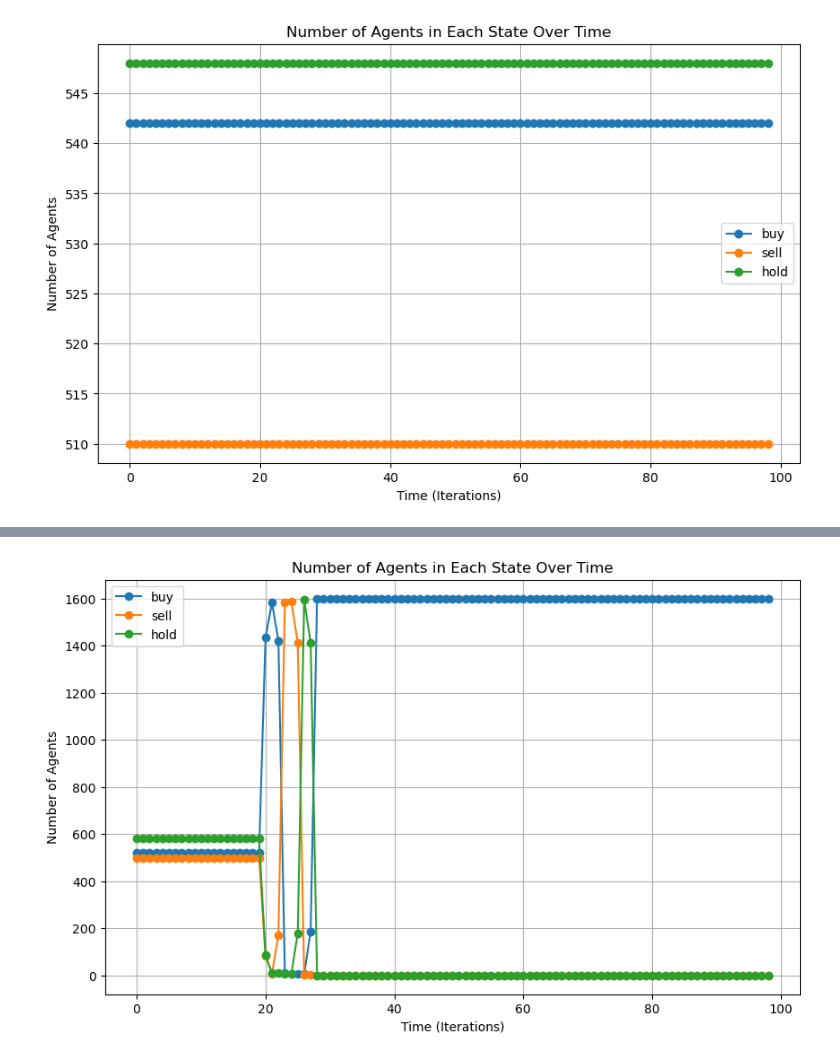
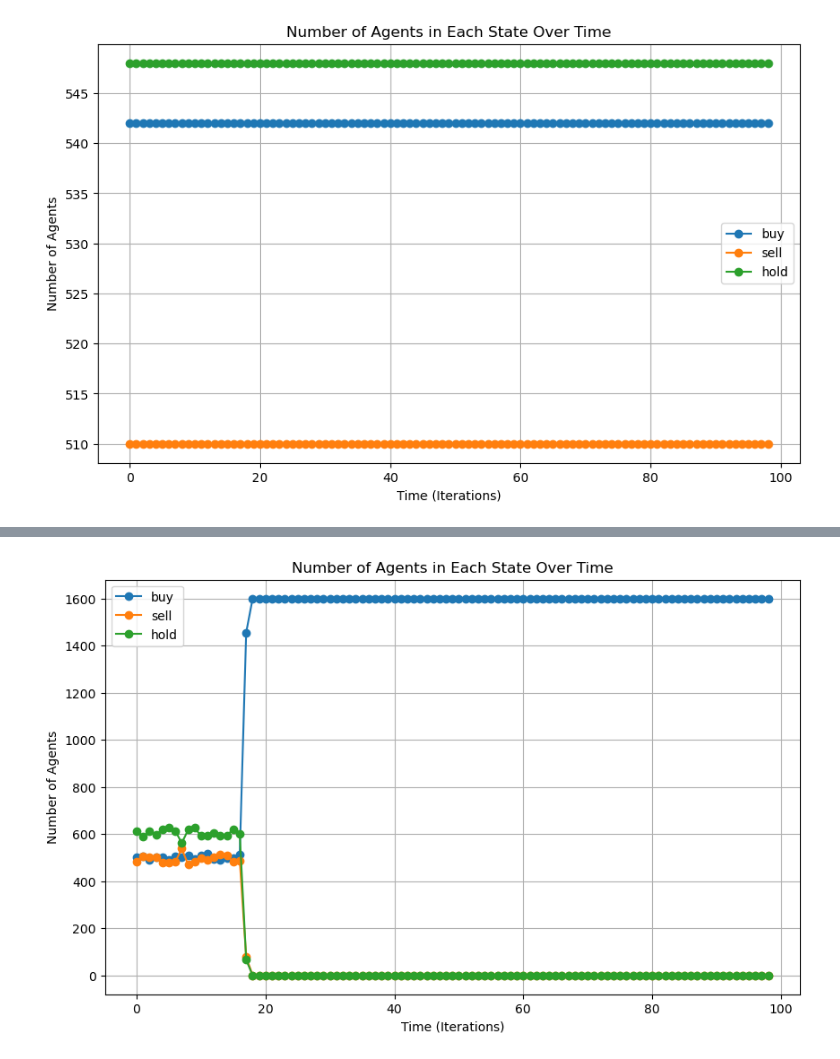
Before and after one commit to SuperAileen/CCS-2024-Group20, a Jupyter notebook: network_small_world.ipynb, the cells around one changed output, grey strips where cells are left out. Saved outputs shown, nothing was run; the diff lists cells and outputs as text; code cells hidden in the pictures.

```diff
--- a/network_small_world.ipynb
+++ b/network_small_world.ipynb
@@ -758,7 +758,7 @@ plt.show()
 [figure]
 # %%
 network = nx.watts_strogatz_graph(N, 4, 0.1)
-
+Ith = 1.0
 # Initialize agent attributes
 agents = np.zeros(N, dtype=[('type', 'U10'), ('wealth', 'f8'), ('money', 'f8'), ('quantity', 'f8'), ('expected_price', 'f8'), ('decision', 'U10'), ('info', 'f8')])
 for i in range(N):
@@ -806,6 +806,8 @@ for t in range(1, 100):  # Assume 100 time steps for the simulation
                     agents[neighbor]['decision'] = agent['decision']
             # Reset the agent's information to 0
             agent['info'] = 0
+#     for i, agent in enumerate(agents):
+#         print(agent['info'])
 
     # Update state counts
     current_state_counts = {'buy': 0, 'sell': 0, 'hold': 0}
@@ -847,6 +849,7 @@ for t in range(1, 100):  # Assume 100 time steps for the simulation
         # Increase information assets
         agent['info'] += np.random.uniform(0, Ith - max(agent['info'], 0))
 
+
         if agent['type'] == 'fund':
             # Fundamentalist agents buy if price is lower than fundamental price, sell if higher
             price_difference = agent['expected_price'] - actual_price
@@ -859,9 +862,9 @@ for t in range(1, 100):  # Assume 100 time steps for the simulation
             elif price_difference < -TAO and agent['quantity'] > 0:
                 # If the expected price is sufficiently lower than the actual price and the agent has the asset, sell
                 agent['decision'] = 'sell'
-#         else:  # 'chart'
-#             # Chartist agents buy if price is increasing, sell if decreasing
-#             agent['decision'] = np.random.choice(['buy', 'sell', 'hold'])
+        else:  # 'chart'
+            # Chartist agents buy if price is increasing, sell if decreasing
+            agent['decision'] = np.random.choice(['buy', 'sell', 'hold'])
 
     # Information dissemination and agent interaction
     for i, agent in enumerate(agents):
@@ -877,36 +880,36 @@ for t in range(1, 100):  # Assume 100 time steps for the simulation
                 agents[neighbor]['info'] = min(agents[neighbor]['info'], np.finfo(float).max)
 
             # If the neighbor's information assets exceed the threshold, they also become active and imitate the decision
-                if agents[neighbor]['info'] > Ith:
+                if agents[neighbor]['info'] >= Ith:
                     agents[neighbor]['decision'] = agent['decision']
                 # Neighbor also shares the decision with its neighbors
                     neighbor_neighbors = list(network.neighbors(neighbor))
                     N_nn_nn = len(neighbor_neighbors)
                     for nn in neighbor_neighbors:
                         agents[nn]['info'] += (ALPHA / N_nn_nn) * agents[neighbor]['info']
                     # Check if the information assets exceed the maximum value
                         agents[nn]['info'] = min(agents[nn]['info'], np.finfo(float).max)
-                        if agents[nn]['info'] > Ith:
+                        if agents[nn]['info'] >= Ith:
                             agents[nn]['decision'] = agents[neighbor]['decision']
         # Reset the agent's information to 0
             agent['info'] = 0
 
     # Update state counts
     current_state_counts = {'buy': 0, 'sell': 0, 'hold': 0}
     for agent in agents:
         current_state_counts[agent['decision']] += 1
     for state in state_counts:
         state_counts[state].append(current_state_counts[state])
 
 # After the simulation ends, create a chart to show the number of agents in each state over time
 plt.figure(figsize=(10, 6))
 for state, counts in state_counts.items():
     plt.plot(range(len(counts)), counts, marker='o', label=state)
 plt.xlabel('Time (Iterations)')
 plt.ylabel('Number of Agents')
 plt.title('Number of Agents in Each State Over Time')
 plt.legend()
 plt.grid(True)
 plt.show()
 # %% [output]
-[figure, old version]
+[figure, new version]
```
Also changed, not shown: parts of 6 cells of this notebook.
